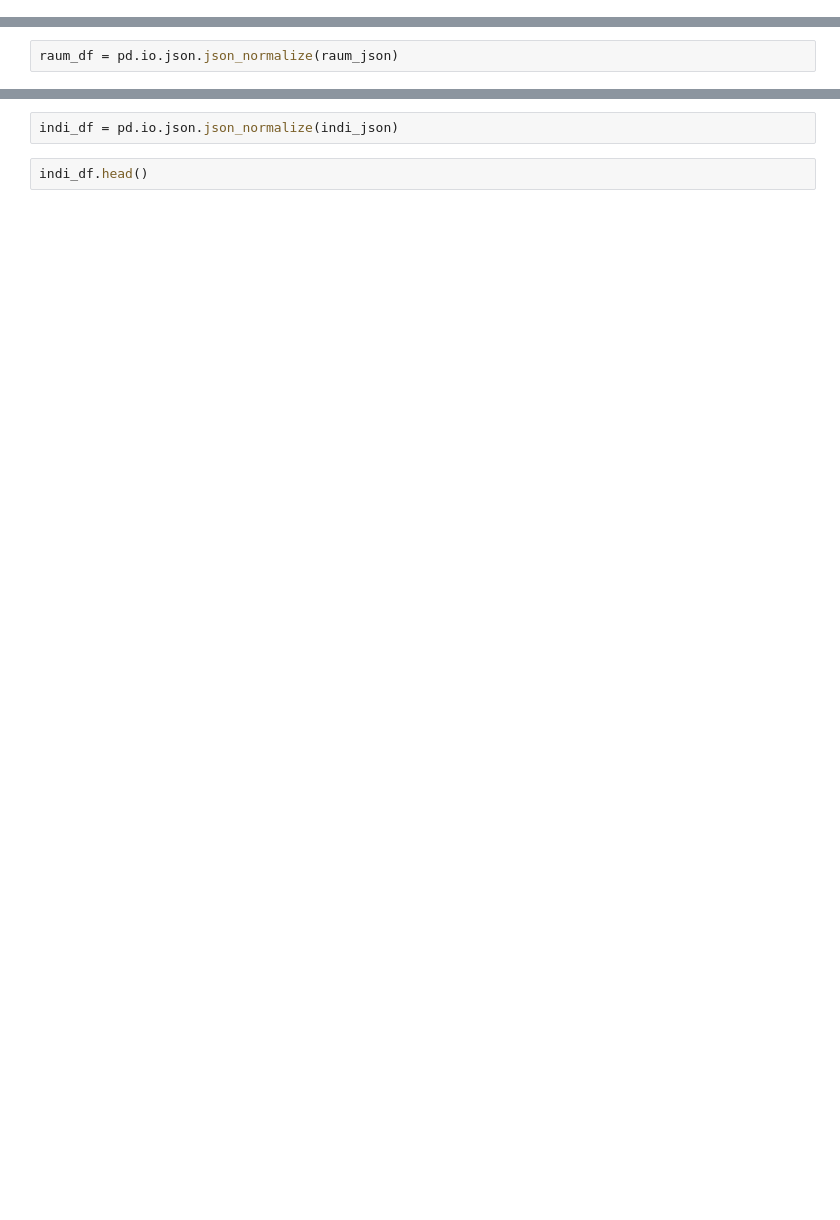
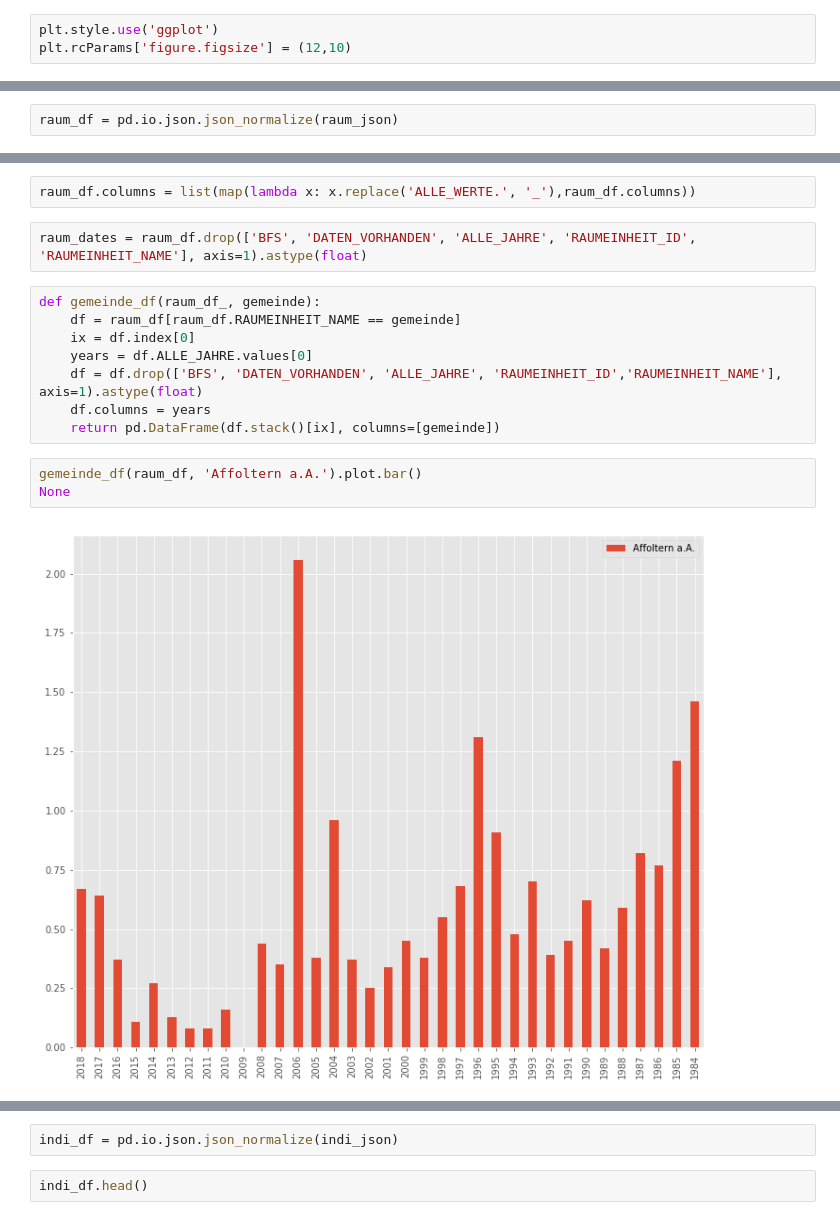
Before and after one commit to jartsavor/wikidata_canton_zurich, a Jupyter notebook: challenge_notebook_jeremy.ipynb, the cells around one changed output, grey strips where cells are left out. Drawn from its saved outputs; the diff is of its cells as text; blank space fills up the shorter version.

Commit message:
Add function to grab single gemeinde from full dataframe, add plotting

```diff
--- a/challenge_notebook_jeremy.ipynb
+++ b/challenge_notebook_jeremy.ipynb
@@ -4,3 +6,6 @@ import pandas as pd
+# %%
+plt.style.use('ggplot')
+plt.rcParams['figure.figsize'] = (12,10)
 # %%
 page = requests.get('http://193.246.68.117:8080/gp/GP?type=EXPORT&indikatoren=373&raumtyp=1&text=yes')
 # %%
@@ -47,0 +23,17 @@ raum_df.head()
+# %%
+raum_df.columns = list(map(lambda x: x.replace('ALLE_WERTE.', '_'),raum_df.columns))
+# %%
+raum_dates = raum_df.drop(['BFS', 'DATEN_VORHANDEN', 'ALLE_JAHRE', 'RAUMEINHEIT_ID', 'RAUMEINHEIT_NAME'], axis=1).astype(float)
+# %%
+def gemeinde_df(raum_df_, gemeinde):
+    df = raum_df[raum_df.RAUMEINHEIT_NAME == gemeinde]
+    ix = df.index[0]
+    years = df.ALLE_JAHRE.values[0]
+    df = df.drop(['BFS', 'DATEN_VORHANDEN', 'ALLE_JAHRE', 'RAUMEINHEIT_ID','RAUMEINHEIT_NAME'], axis=1).astype(float)
+    df.columns = years
+    return pd.DataFrame(df.stack()[ix], columns=[gemeinde])
+# %%
+gemeinde_df(raum_df, 'Affoltern a.A.').plot.bar()
+None
+# %% [output]
+[figure, added]
```
Also changed, not shown: parts of 4 cells of this notebook.
